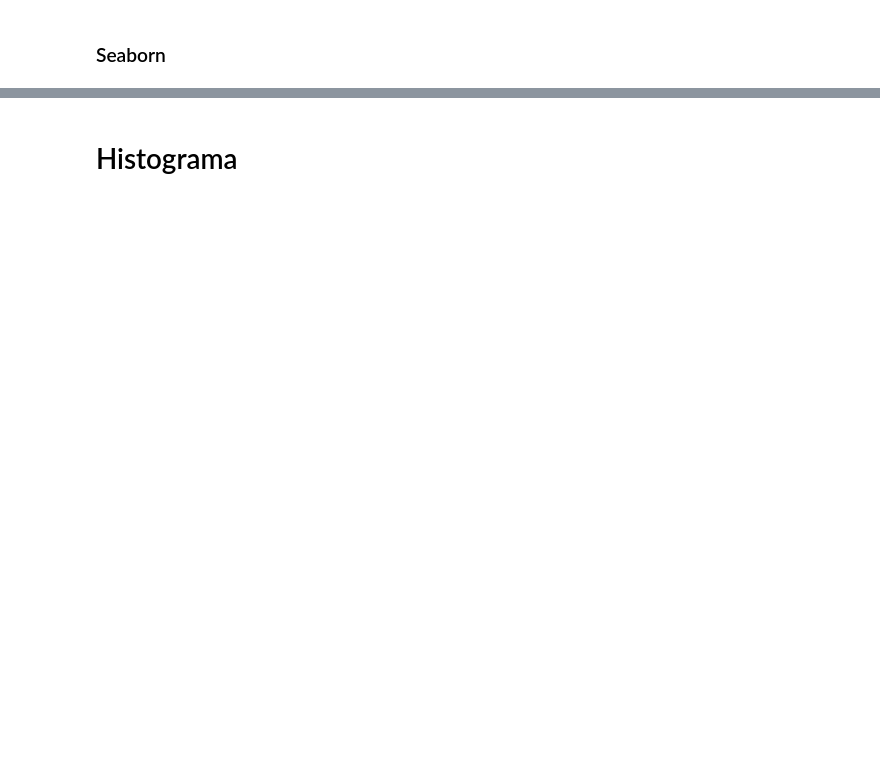
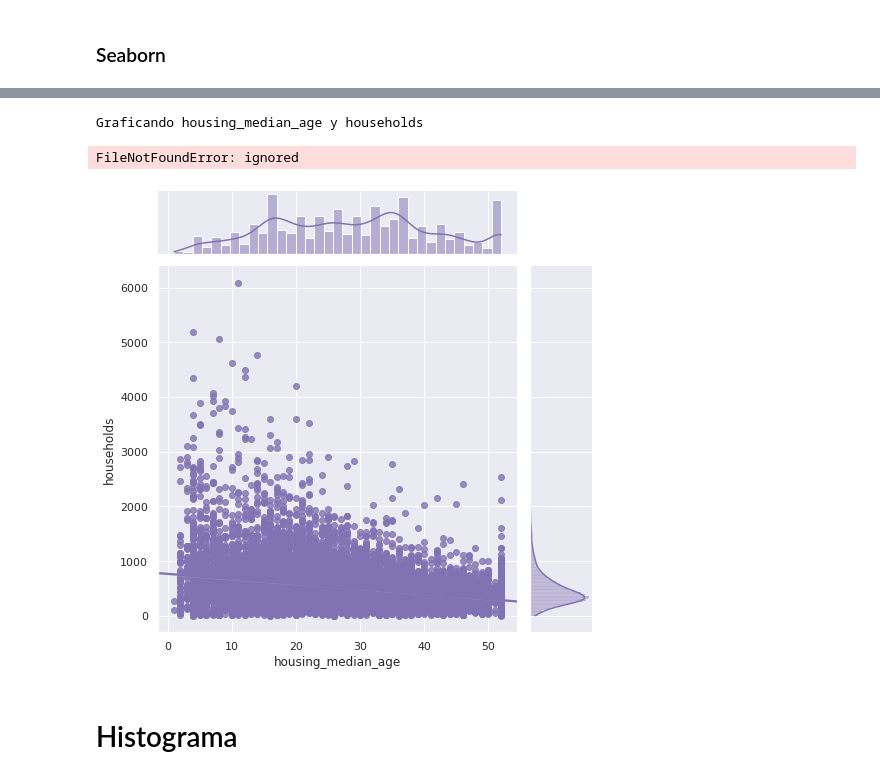
Before and after one commit to erick1819/PYTHON-INTERMEDIO-, a Jupyter notebook: modulo6/Graficos_en_python.ipynb, the cells around one changed output, grey strips where cells are left out. Drawn from its saved outputs; the diff is of its cells as text; code cells hidden in the pictures; blank space fills up the shorter version.

```diff
--- a/modulo6/Graficos_en_python.ipynb
+++ b/modulo6/Graficos_en_python.ipynb
@@ -95,0 +124,2 @@ g = sns.jointplot(x="households", y="median_house_value", data=pddf,
+# %%
+features = list(set(pddf.columns.tolist()) - set(['longitude', 'latitude']))
@@ -96,3 +128,16 @@ g = sns.jointplot(x="households", y="median_house_value", data=pddf,
+# %%
+start = time.time()
+for col1 in features:
+  for col2 in features:
+    if col1 != col2:
+      print(f'Graficando {col1} y {col2}')
+      sns.jointplot(x=col1, y=col2, data=pddf, kind="reg", truncate=False, color="m", height=7).savefig(f"graficos/scatter_{col1}_{col2}.jpg")
+elapsed = time.time() - start
+print(f'Serial process elapsed: {elapsed} seconds')
+# %% [output]
+Graficando housing_median_age y households
+FileNotFoundError: ignored
+[figure, added]
 # %% [markdown]
 # Histograma
 # %%
```
Also changed, not shown: parts of 14 cells of this notebook.
